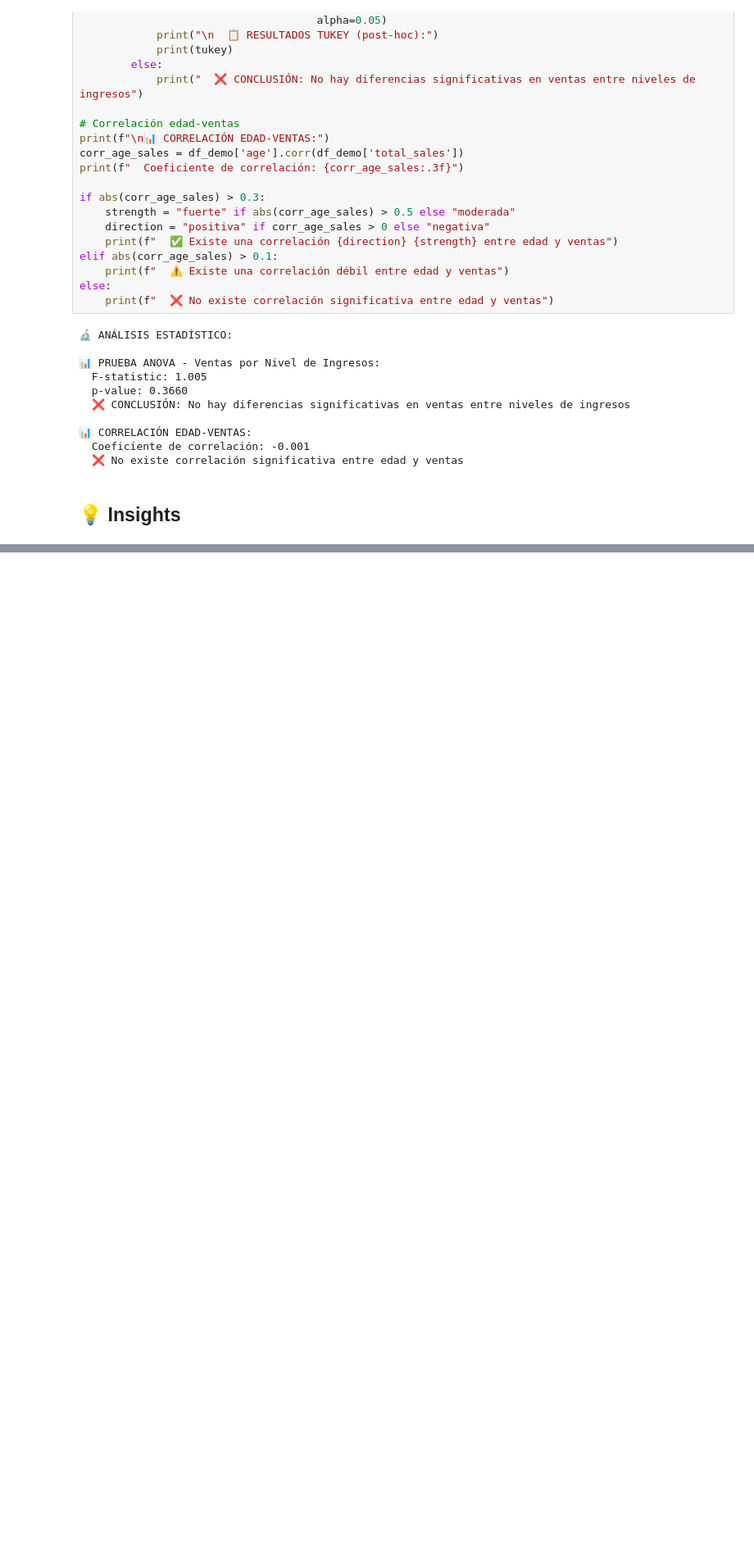
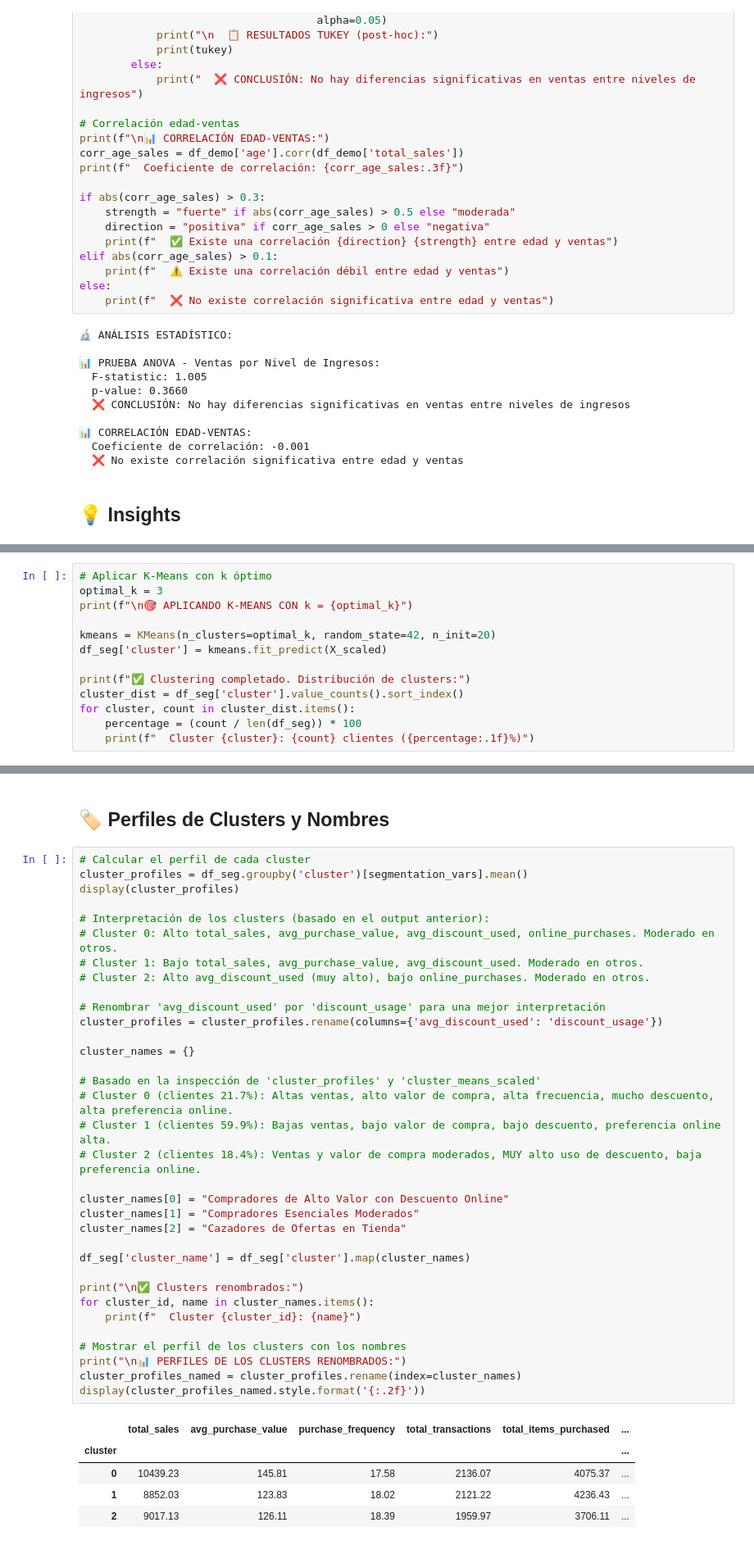
Before and after one commit to ChurnGuard/ChurnInsight, a Jupyter notebook: data-science/notebooks/Data_Analyst.ipynb, the cells around one changed output, grey strips where cells are left out. Shown at 82% size. Cells and saved outputs as stored; diff of their text form; blank space fills up the shorter version.

Commit message:
feat(analysis): segmentación conductual basada en historial de compras
Resolves: #23

```diff
--- a/data-science/notebooks/Data_Analyst.ipynb
+++ b/data-science/notebooks/Data_Analyst.ipynb
@@ -468,0 +617,13 @@ if 'gender' in df_demo.columns:
+# %%
+# Aplicar K-Means con k óptimo
+optimal_k = 3
+print(f"\n🎯 APLICANDO K-MEANS CON k = {optimal_k}")
+
+kmeans = KMeans(n_clusters=optimal_k, random_state=42, n_init=20)
+df_seg['cluster'] = kmeans.fit_predict(X_scaled)
+
+print(f"✅ Clustering completado. Distribución de clusters:")
+cluster_dist = df_seg['cluster'].value_counts().sort_index()
+for cluster, count in cluster_dist.items():
+    percentage = (count / len(df_seg)) * 100
+    print(f"  Cluster {cluster}: {count} clientes ({percentage:.1f}%)")
@@ -468,0 +728,42 @@ if 'gender' in df_demo.columns:
+# %% [markdown]
+## 🏷️ Perfiles de Clusters y Nombres
+# %%
+# Calcular el perfil de cada cluster
+cluster_profiles = df_seg.groupby('cluster')[segmentation_vars].mean()
+display(cluster_profiles)
+
+# Interpretación de los clusters (basado en el output anterior):
+# Cluster 0: Alto total_sales, avg_purchase_value, avg_discount_used, online_purchases. Moderado en otros.
+# Cluster 1: Bajo total_sales, avg_purchase_value, avg_discount_used. Moderado en otros.
+# Cluster 2: Alto avg_discount_used (muy alto), bajo online_purchases. Moderado en otros.
+
+# Renombrar 'avg_discount_used' por 'discount_usage' para una mejor interpretación
+cluster_profiles = cluster_profiles.rename(columns={'avg_discount_used': 'discount_usage'})
+
+cluster_names = {}
+
+# Basado en la inspección de 'cluster_profiles' y 'cluster_means_scaled'
+# Cluster 0 (clientes 21.7%): Altas ventas, alto valor de compra, alta frecuencia, mucho descuento, alta preferencia online.
+# Cluster 1 (clientes 59.9%): Bajas ventas, bajo valor de compra, bajo descuento, preferencia online alta.
+# Cluster 2 (clientes 18.4%): Ventas y valor de compra moderados, MUY alto uso de descuento, baja preferencia online.
+
+cluster_names[0] = "Compradores de Alto Valor con Descuento Online"
+cluster_names[1] = "Compradores Esenciales Moderados"
+cluster_names[2] = "Cazadores de Ofertas en Tienda"
+
+df_seg['cluster_name'] = df_seg['cluster'].map(cluster_names)
+
+print("\n✅ Clusters renombrados:")
+for cluster_id, name in cluster_names.items():
+    print(f"  Cluster {cluster_id}: {name}")
+
+# Mostrar el perfil de los clusters con los nombres
+print("\n📊 PERFILES DE LOS CLUSTERS RENOMBRADOS:")
+cluster_profiles_named = cluster_profiles.rename(index=cluster_names)
+display(cluster_profiles_named.style.format('{:.2f}'))
+# %% [output]
+|  | total_sales | avg_purchase_value | purchase_frequency | total_transactions | total_items_purchased | ... |
+| cluster |  |  |  |  |  | ... |
+| 0 | 10439.23 | 145.81 | 17.58 | 2136.07 | 4075.37 | ... |
+| 1 | 8852.03 | 123.83 | 18.02 | 2121.22 | 4236.43 | ... |
+| 2 | 9017.13 | 126.11 | 18.39 | 1959.97 | 3706.11 | ... |
```
Also changed, not shown: parts of 32 cells of this notebook.
